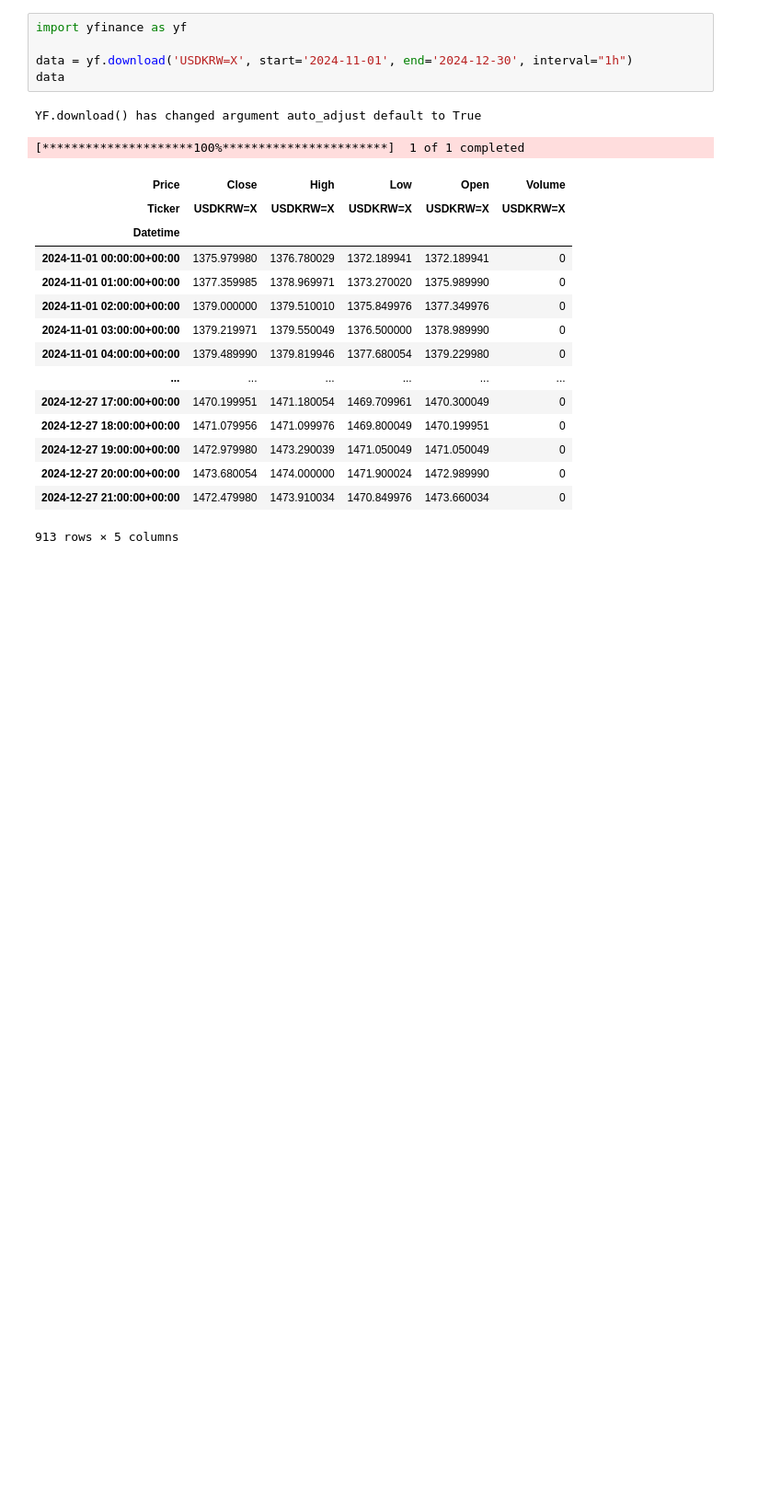
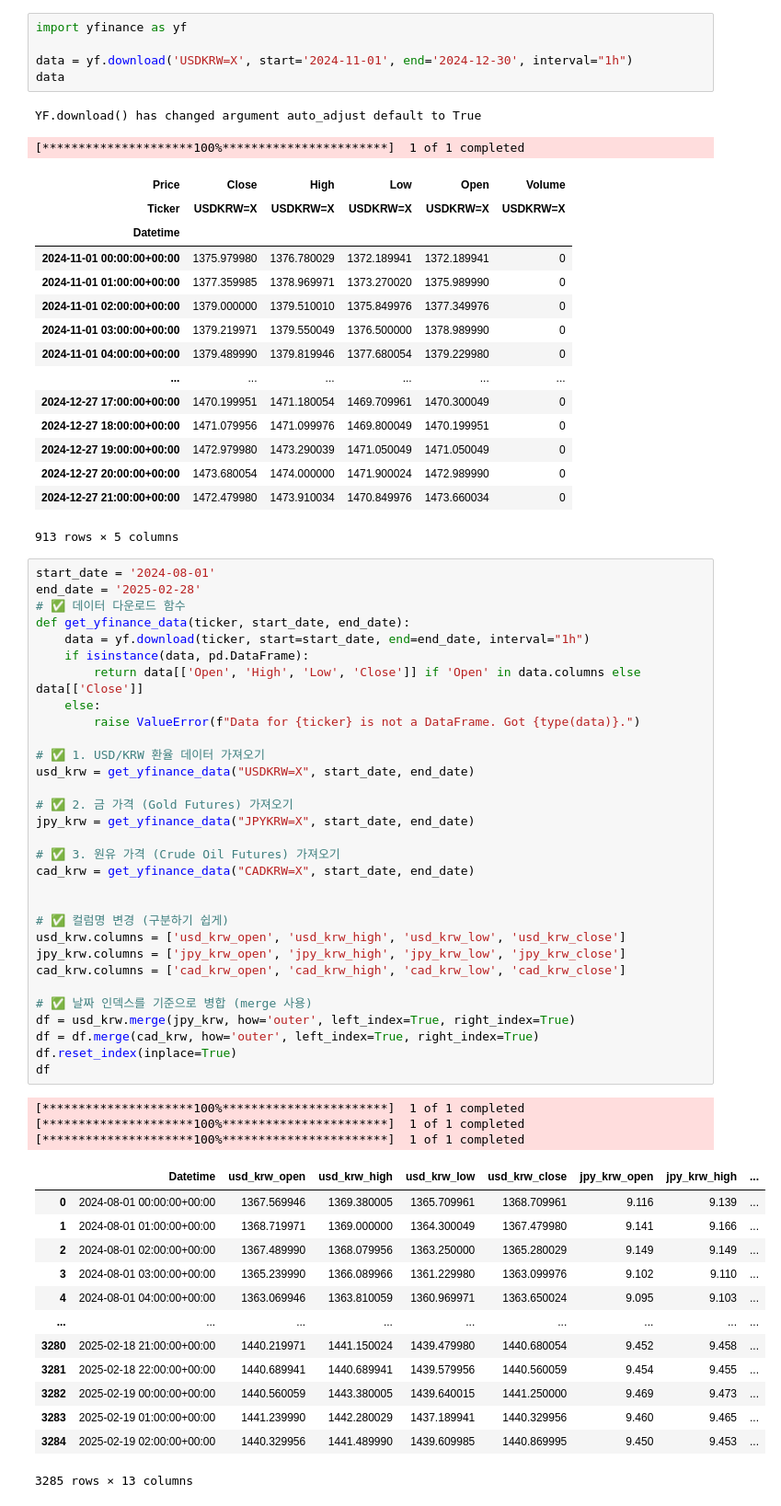
Before and after one commit to PlutoJoshua/profit_analysis, a Jupyter notebook: test.ipynb, the cells around one changed output. Shown: that part at 92% size. Cells and saved outputs as stored; diff of their text form; blank space fills up the shorter version.

```diff
--- a/test.ipynb
+++ b/test.ipynb
@@ -802,3 +779,51 @@ YF.download() has changed argument auto_adjust default to True
 | 2024-12-27 20:00:00+00:00 | 1473.680054 | 1474.000000 | 1471.900024 | 1472.989990 | 0 |
 | 2024-12-27 21:00:00+00:00 | 1472.479980 | 1473.910034 | 1470.849976 | 1473.660034 | 0 |
 913 rows × 5 columns
+# %%
+start_date = '2024-08-01'
+end_date = '2025-02-28'
+# ✅ 데이터 다운로드 함수
+def get_yfinance_data(ticker, start_date, end_date):
+    data = yf.download(ticker, start=start_date, end=end_date, interval="1h")
+    if isinstance(data, pd.DataFrame):
+        return data[['Open', 'High', 'Low', 'Close']] if 'Open' in data.columns else data[['Close']]
+    else:
+        raise ValueError(f"Data for {ticker} is not a DataFrame. Got {type(data)}.")
+
+# ✅ 1. USD/KRW 환율 데이터 가져오기
+usd_krw = get_yfinance_data("USDKRW=X", start_date, end_date)
+
+# ✅ 2. 금 가격 (Gold Futures) 가져오기
+jpy_krw = get_yfinance_data("JPYKRW=X", start_date, end_date)
+
+# ✅ 3. 원유 가격 (Crude Oil Futures) 가져오기
+cad_krw = get_yfinance_data("CADKRW=X", start_date, end_date)
+
+
+# ✅ 컬럼명 변경 (구분하기 쉽게)
+usd_krw.columns = ['usd_krw_open', 'usd_krw_high', 'usd_krw_low', 'usd_krw_close']
+jpy_krw.columns = ['jpy_krw_open', 'jpy_krw_high', 'jpy_krw_low', 'jpy_krw_close']
+cad_krw.columns = ['cad_krw_open', 'cad_krw_high', 'cad_krw_low', 'cad_krw_close']
+
+# ✅ 날짜 인덱스를 기준으로 병합 (merge 사용)
+df = usd_krw.merge(jpy_krw, how='outer', left_index=True, right_index=True)
+df = df.merge(cad_krw, how='outer', left_index=True, right_index=True)
+df.reset_index(inplace=True)
+df
+# %% [output]
+[*********************100%***********************]  1 of 1 completed
+[*********************100%***********************]  1 of 1 completed
+[*********************100%***********************]  1 of 1 completed
+|  | Datetime | usd_krw_open | usd_krw_high | usd_krw_low | usd_krw_close | jpy_krw_open | jpy_krw_high | ... |
+| 0 | 2024-08-01 00:00:00+00:00 | 1367.569946 | 1369.380005 | 1365.709961 | 1368.709961 | 9.116 | 9.139 | ... |
+| 1 | 2024-08-01 01:00:00+00:00 | 1368.719971 | 1369.000000 | 1364.300049 | 1367.479980 | 9.141 | 9.166 | ... |
+| 2 | 2024-08-01 02:00:00+00:00 | 1367.489990 | 1368.079956 | 1363.250000 | 1365.280029 | 9.149 | 9.149 | ... |
+| 3 | 2024-08-01 03:00:00+00:00 | 1365.239990 | 1366.089966 | 1361.229980 | 1363.099976 | 9.102 | 9.110 | ... |
+| 4 | 2024-08-01 04:00:00+00:00 | 1363.069946 | 1363.810059 | 1360.969971 | 1363.650024 | 9.095 | 9.103 | ... |
+| ... | ... | ... | ... | ... | ... | ... | ... | ... |
+| 3280 | 2025-02-18 21:00:00+00:00 | 1440.219971 | 1441.150024 | 1439.479980 | 1440.680054 | 9.452 | 9.458 | ... |
+| 3281 | 2025-02-18 22:00:00+00:00 | 1440.689941 | 1440.689941 | 1439.579956 | 1440.560059 | 9.454 | 9.455 | ... |
+| 3282 | 2025-02-19 00:00:00+00:00 | 1440.560059 | 1443.380005 | 1439.640015 | 1441.250000 | 9.469 | 9.473 | ... |
+| 3283 | 2025-02-19 01:00:00+00:00 | 1441.239990 | 1442.280029 | 1437.189941 | 1440.329956 | 9.460 | 9.465 | ... |
+| 3284 | 2025-02-19 02:00:00+00:00 | 1440.329956 | 1441.489990 | 1439.609985 | 1440.869995 | 9.450 | 9.453 | ... |
+3285 rows × 13 columns
```
Also changed, not shown: parts of 8 cells of this notebook, 1 other file.
